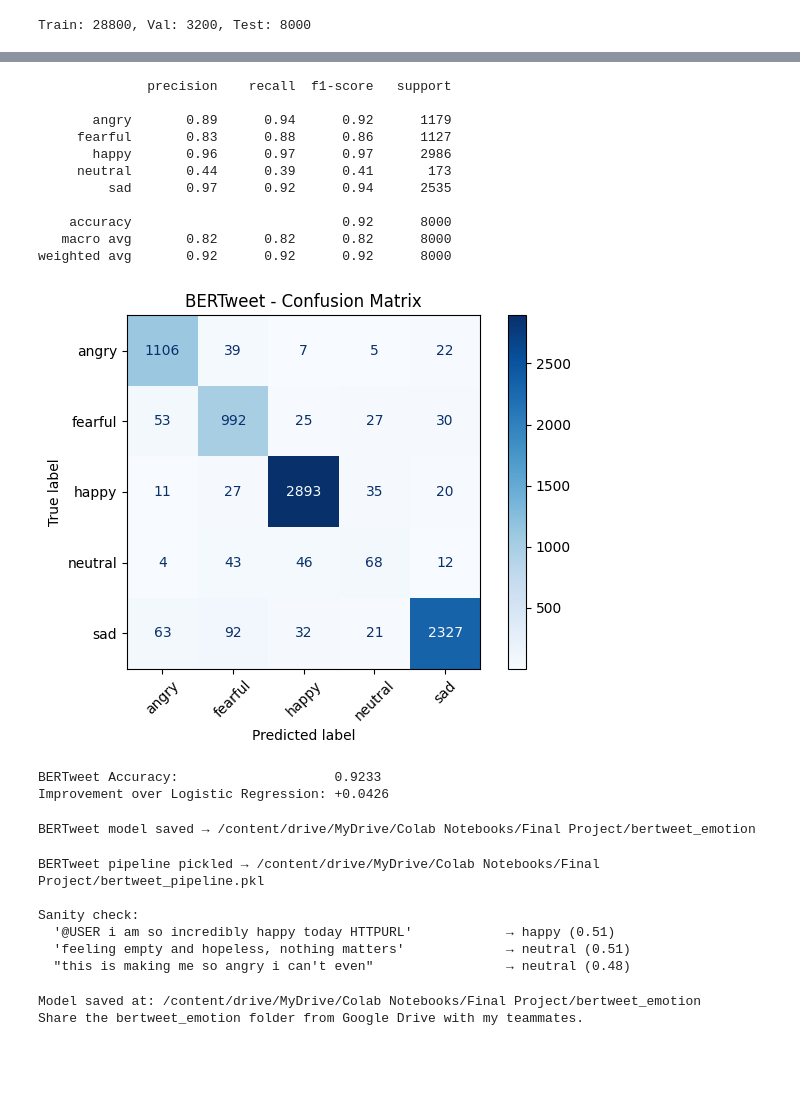
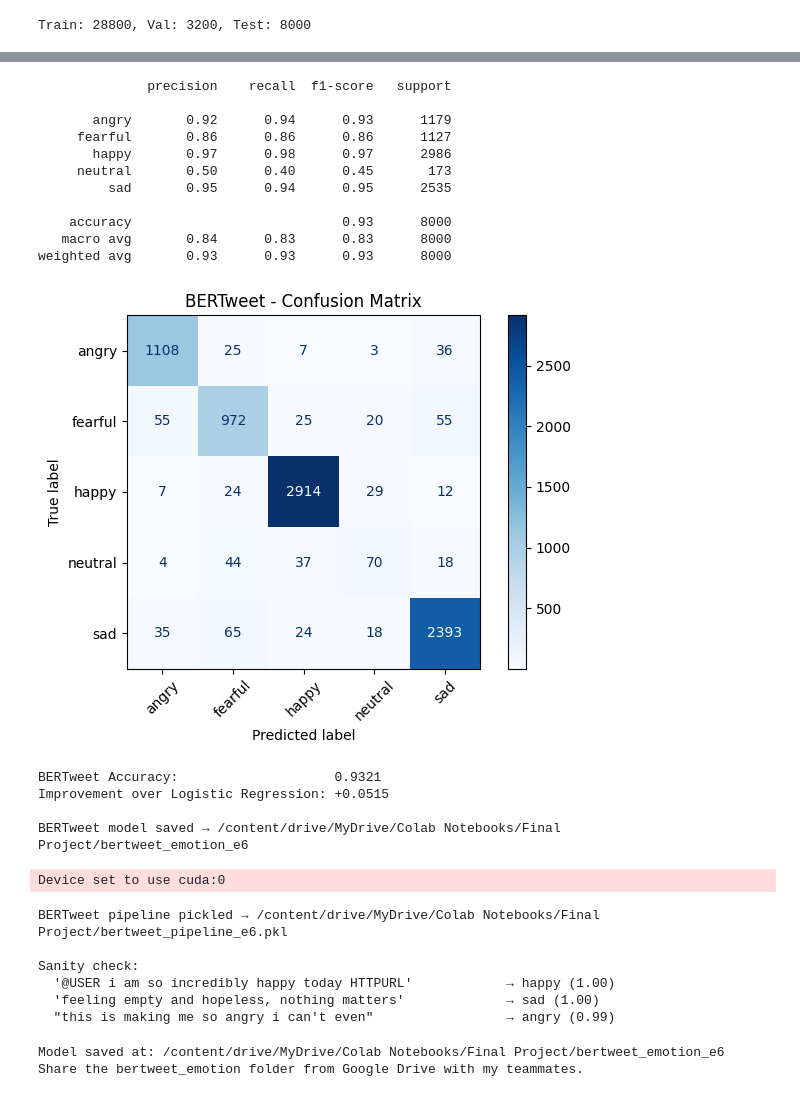
Before and after one commit to MSmit99/EmoTracker, a Jupyter notebook: Text Model/cs350_textSentimentClassification_v3.ipynb, the cells around one changed output, grey strips where cells are left out. Cells and saved outputs as stored; diff of their text form; code cells hidden in the pictures; blank space fills up the shorter version.

```diff
--- a/Text Model/cs350_textSentimentClassification_v3.ipynb
+++ b/Text Model/cs350_textSentimentClassification_v3.ipynb
@@ -483,7 +473,7 @@ training_args = TrainingArguments(
     warmup_steps=200,
     per_device_train_batch_size=32,
     per_device_eval_batch_size=32,
-    num_train_epochs=4,
+    num_train_epochs=6,
     weight_decay=0.01,
     load_best_model_at_end=True,
     metric_for_best_model="accuracy",
@@ -534,58 +524,60 @@ print(f"BERTweet Accuracy:                    {bert_accuracy:.4f}")
 print(f"Improvement over Logistic Regression: +{bert_accuracy - baseline_accuracy:.4f}")
 
 # ── Save model + tokenizer to Drive ──────────────────────────────────────
-save_path = '/content/drive/MyDrive/Colab Notebooks/Final Project/bertweet_emotion'
+save_path = '/content/drive/MyDrive/Colab Notebooks/Final Project/bertweet_emotion_e6'
 trainer.save_model(save_path)
 tokenizer.save_pretrained(save_path)
 print(f"\nBERTweet model saved → {save_path}")
 
 # ── Pickle HuggingFace pipeline for single-call inference ────────────────
 from transformers import pipeline as hf_pipeline
 
 emotion_pipe = hf_pipeline(
     "text-classification",
     model=save_path,
     tokenizer=save_path,
     device=0   # use -1 for CPU
 )
 
-hf_pipe_path = '/content/drive/MyDrive/Colab Notebooks/Final Project/bertweet_pipeline.pkl'
+hf_pipe_path = '/content/drive/MyDrive/Colab Notebooks/Final Project/bertweet_pipeline_e6.pkl'
 with open(hf_pipe_path, 'wb') as f:
     pickle.dump(emotion_pipe, f)
 print(f"BERTweet pipeline pickled → {hf_pipe_path}")
 
 # ── Sanity check ─────────────────────────────────────────────────────────
 test_tweets = [
     "@USER i am so incredibly happy today HTTPURL",
     "feeling empty and hopeless, nothing matters",
     "this is making me so angry i can't even",
 ]
 print("\nSanity check:")
 for tweet, result in zip(test_tweets, emotion_pipe(test_tweets)):
     print(f"  {tweet[:55]!r:57} → {result['label']} ({result['score']:.2f})")
 # %% [output]
 [interactive output not drawn]
               precision    recall  f1-score   support
 
-       angry       0.89      0.94      0.92      1179
-     fearful       0.83      0.88      0.86      1127
-       happy       0.96      0.97      0.97      2986
-     neutral       0.44      0.39      0.41       173
-         sad       0.97      0.92      0.94      2535
+       angry       0.92      0.94      0.93      1179
+     fearful       0.86      0.86      0.86      1127
+       happy       0.97      0.98      0.97      2986
+     neutral       0.50      0.40      0.45       173
+         sad       0.95      0.94      0.95      2535
 
-    accuracy                           0.92      8000
-   macro avg       0.82      0.82      0.82      8000
-weighted avg       0.92      0.92      0.92      8000
+    accuracy                           0.93      8000
+   macro avg       0.84      0.83      0.83      8000
+weighted avg       0.93      0.93      0.93      8000
-[figure, old version]
+[figure, new version]
-BERTweet Accuracy:                    0.9233
-Improvement over Logistic Regression: +0.0426
+BERTweet Accuracy:                    0.9321
+Improvement over Logistic Regression: +0.0515
+
+BERTweet model saved → /content/drive/MyDrive/Colab Notebooks/Final Project/bertweet_emotion_e6
-BERTweet model saved → /content/drive/MyDrive/Colab Notebooks/Final Project/bertweet_emotion
+Device set to use cuda:0
-BERTweet pipeline pickled → /content/drive/MyDrive/Colab Notebooks/Final Project/bertweet_pipeline.pkl
+BERTweet pipeline pickled → /content/drive/MyDrive/Colab Notebooks/Final Project/bertweet_pipeline_e6.pkl
 
 Sanity check:
-  '@USER i am so incredibly happy today HTTPURL'            → happy (0.51)
-  'feeling empty and hopeless, nothing matters'             → neutral (0.51)
-  "this is making me so angry i can't even"                 → neutral (0.48)
+  '@USER i am so incredibly happy today HTTPURL'            → happy (1.00)
+  'feeling empty and hopeless, nothing matters'             → sad (1.00)
+  "this is making me so angry i can't even"                 → angry (0.99)
 # %%
 # Model is already saved and ready to share at save_path.
 # Teammates load it with:
@@ -604,7 +596,7 @@ Sanity check:
 print(f"Model saved at: {save_path}")
 print("Share the bertweet_emotion folder from Google Drive with my teammates.")
 # %% [output]
-Model saved at: /content/drive/MyDrive/Colab Notebooks/Final Project/bertweet_emotion
+Model saved at: /content/drive/MyDrive/Colab Notebooks/Final Project/bertweet_emotion_e6
 Share the bertweet_emotion folder from Google Drive with my teammates.
 # %%
 import torch
```
Also changed, not shown: parts of 5 cells of this notebook, 2 other files.
